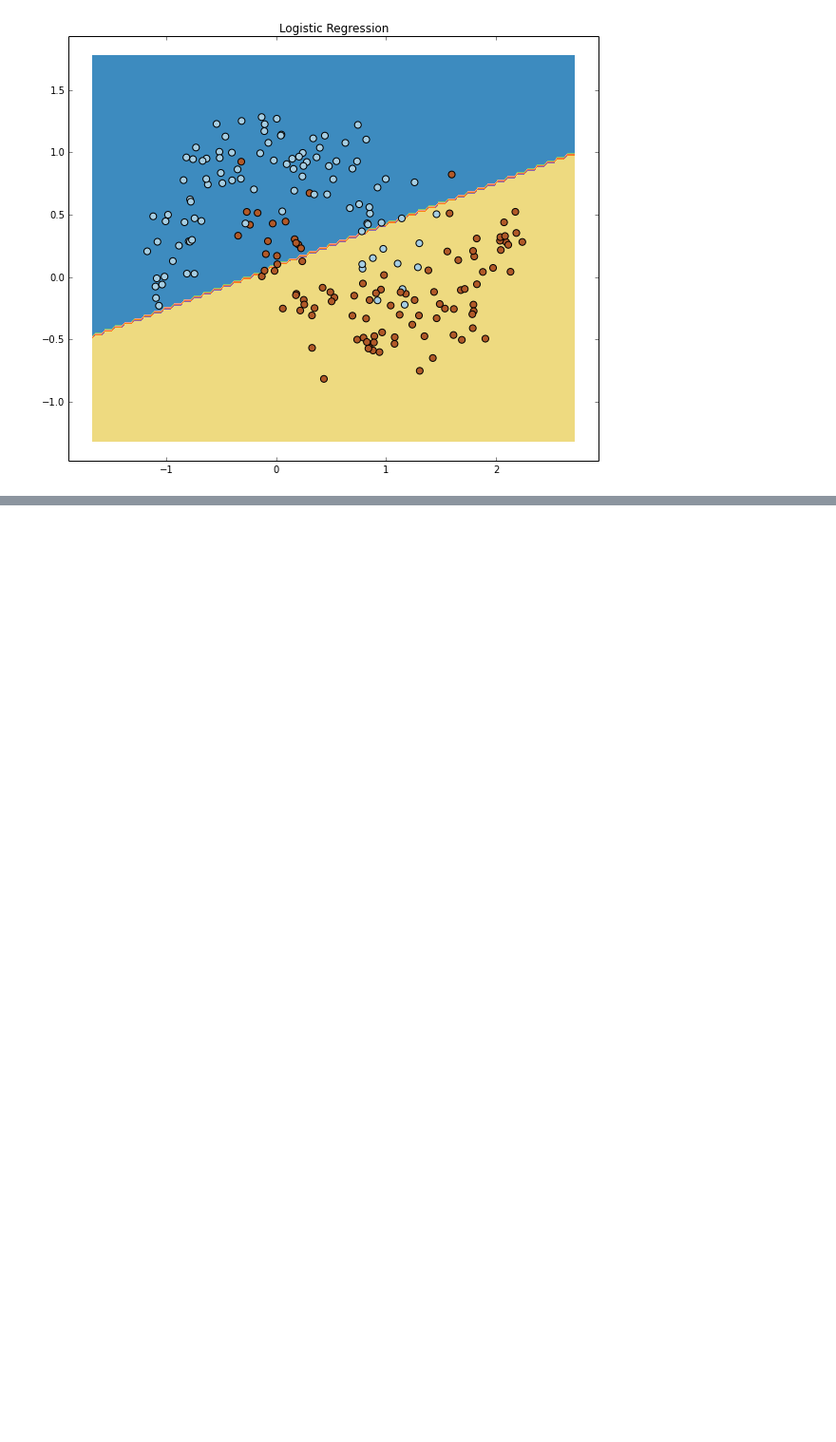
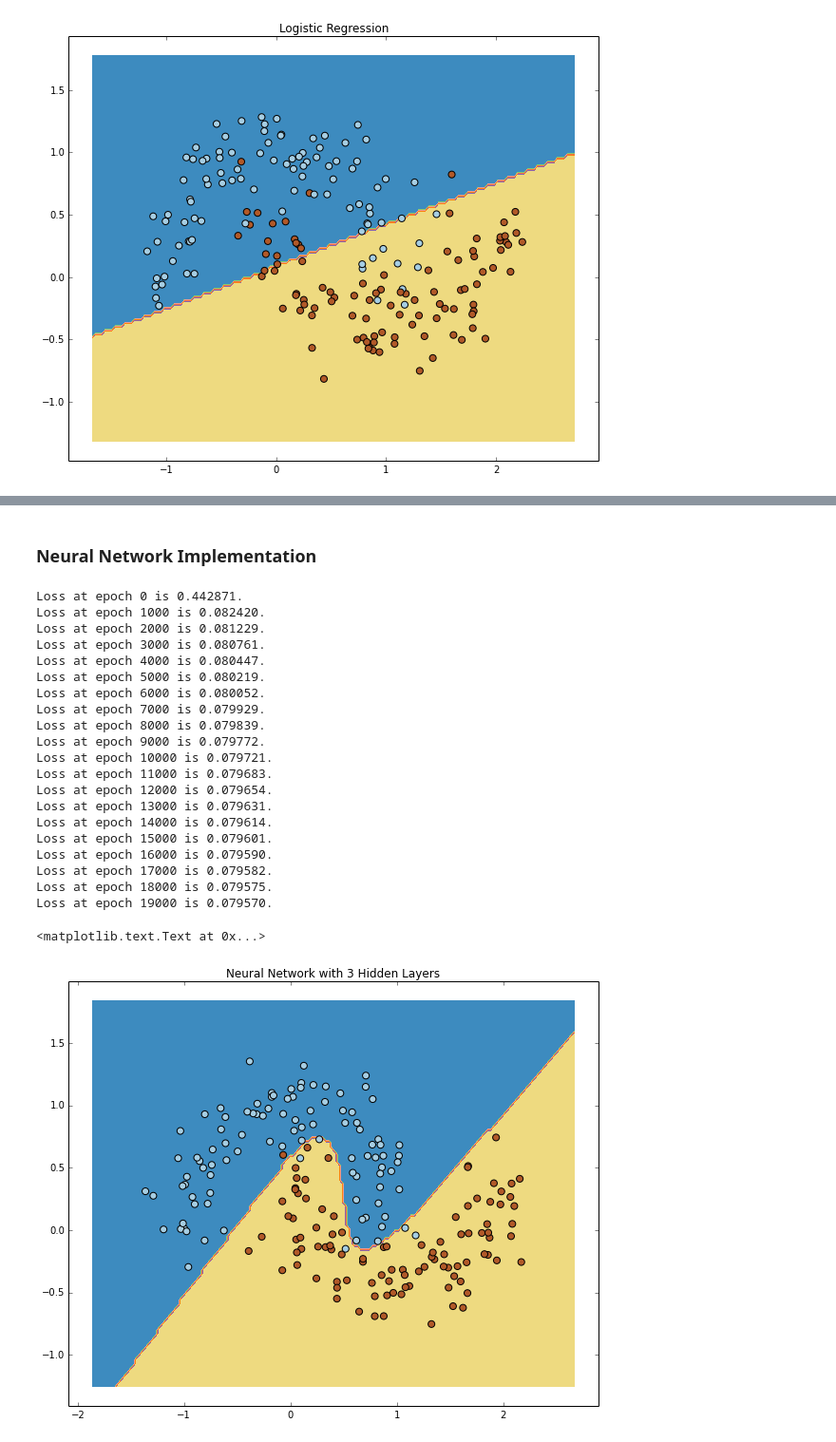
Before and after one commit to masta-g3/summer_networks, a Jupyter notebook: neural_networks.ipynb, the cells around one changed output, grey strips where cells are left out. Shown at 95% size. Drawn from its saved outputs; the diff is of its cells as text; code cells hidden in the pictures; blank space fills up the shorter version.

```diff
--- a/neural_networks.ipynb
+++ b/neural_networks.ipynb
@@ -66,3 +68,36 @@ The parameters our model needs to learn are then $(W_1, W_2, b_1, b_2)$. For thi
 $L(y,\hat{y}) = \sum_N \sum_C y_{n,1} log(\hat{y})_{n,i}$
 
 Where $N$ are the total of observations and $C$ the different classes.
+# %% [markdown]
+### Neural Network Implementation
+# %%
+v = len(X)
+nn_input_dim = 2
+nn_output_dim = 2
+# %%
+## We start by defining the loss function.
+def calculate_loss(model):
+    W1, b1, W2, b2 = model['W1'], model['b1'], model['W2'], model['b2']
+    ## Forward propagation that goes through the input layers:
+    z1 = X.dot(W1) + b1
+    a1 = np.tanh(z1)
+    z2 = a1.dot(W2) + b2
+    exp_scores = np.exp(z2)
+    ## Probability:
+    probs = exp_scores / np.sum(exp_scores, axis = 1, keepdims=True)
+    ## Select logprobs for observations where y=1.
+    correct_logprobs = -np.log(probs[range(num_examples), y])
+    data_loss = np.sum(correct_logprobs)
+    ## Add regularization term (optional).
+    data_loss += reg_lambda/2 * (np.sum(np.square(W1)) + np.sum(np.square(W2)))
+    return 1./num_examples * data_loss
+# %%
+## We define a predict function that works the same way as defined above.
+def predict(model, x):
+    W1, b1, W2, b2 = model['W1'], model['b1'], model['W2'], model['b2']
+    z1 = x.dot(W1) + b1
+    a1 = np.tanh(z1)
+    z2 = a1.dot(W2) + b2
+    exp_scores = np.exp(z2)
+    probs = exp_scores / np.sum(exp_scores, axis = 1, keepdims=True)
+    return np.argmax(probs, axis=1)
@@ -68,0 +153,30 @@ Where $N$ are the total of observations and $C$ the different classes.
+# %%
+## Estimate model.
+epsilon = 0.01
+reg_lambda = 0.01
+model = build_model(3, print_loss = True)
+plot_decision_boundary(lambda x: predict(model, x))
+plt.title("Neural Network with 3 Hidden Layers")
+# %% [output]
+Loss at epoch 0 is 0.442871.
+Loss at epoch 1000 is 0.082420.
+Loss at epoch 2000 is 0.081229.
+Loss at epoch 3000 is 0.080761.
+Loss at epoch 4000 is 0.080447.
+Loss at epoch 5000 is 0.080219.
+Loss at epoch 6000 is 0.080052.
+Loss at epoch 7000 is 0.079929.
+Loss at epoch 8000 is 0.079839.
+Loss at epoch 9000 is 0.079772.
+Loss at epoch 10000 is 0.079721.
+Loss at epoch 11000 is 0.079683.
+Loss at epoch 12000 is 0.079654.
+Loss at epoch 13000 is 0.079631.
+Loss at epoch 14000 is 0.079614.
+Loss at epoch 15000 is 0.079601.
+Loss at epoch 16000 is 0.079590.
+Loss at epoch 17000 is 0.079582.
+Loss at epoch 18000 is 0.079575.
+Loss at epoch 19000 is 0.079570.
+<matplotlib.text.Text at 0x...>
+[figure, added]
```
Also changed, not shown: parts of 6 cells of this notebook.
